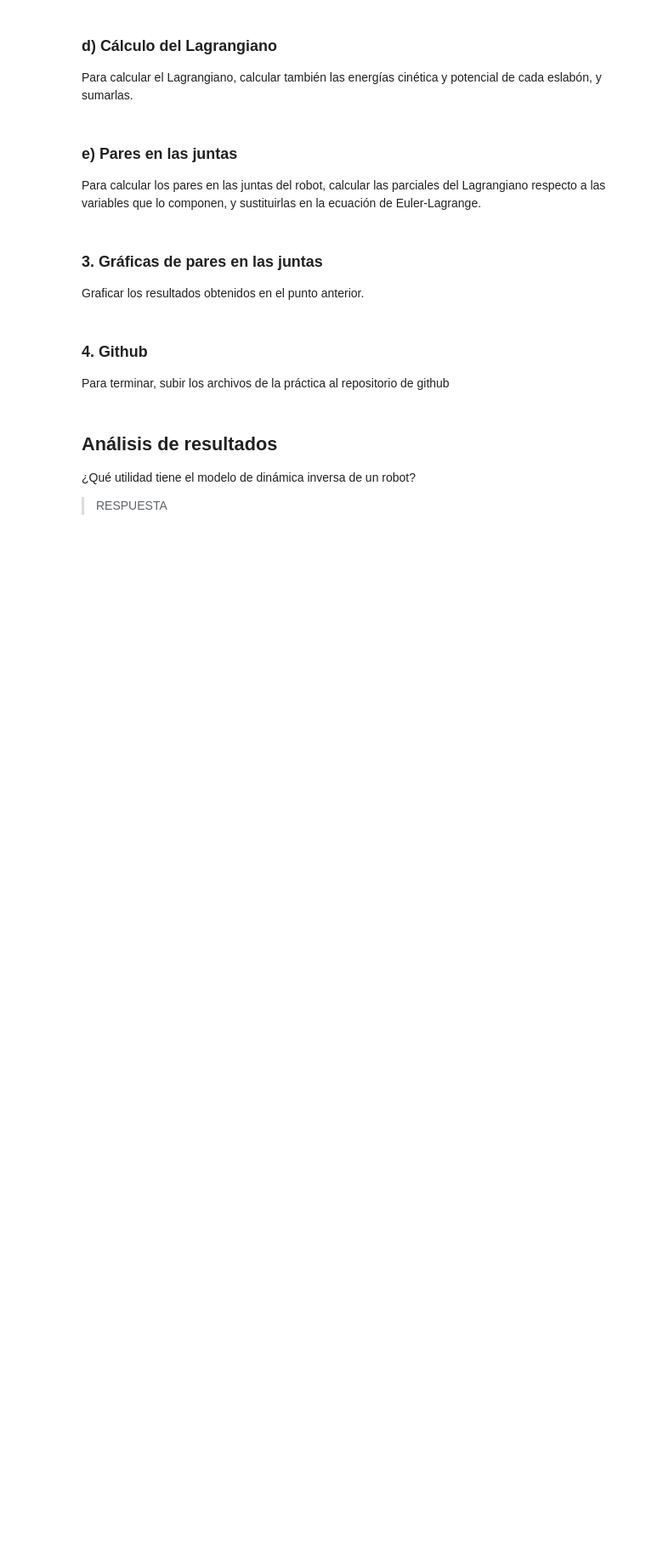
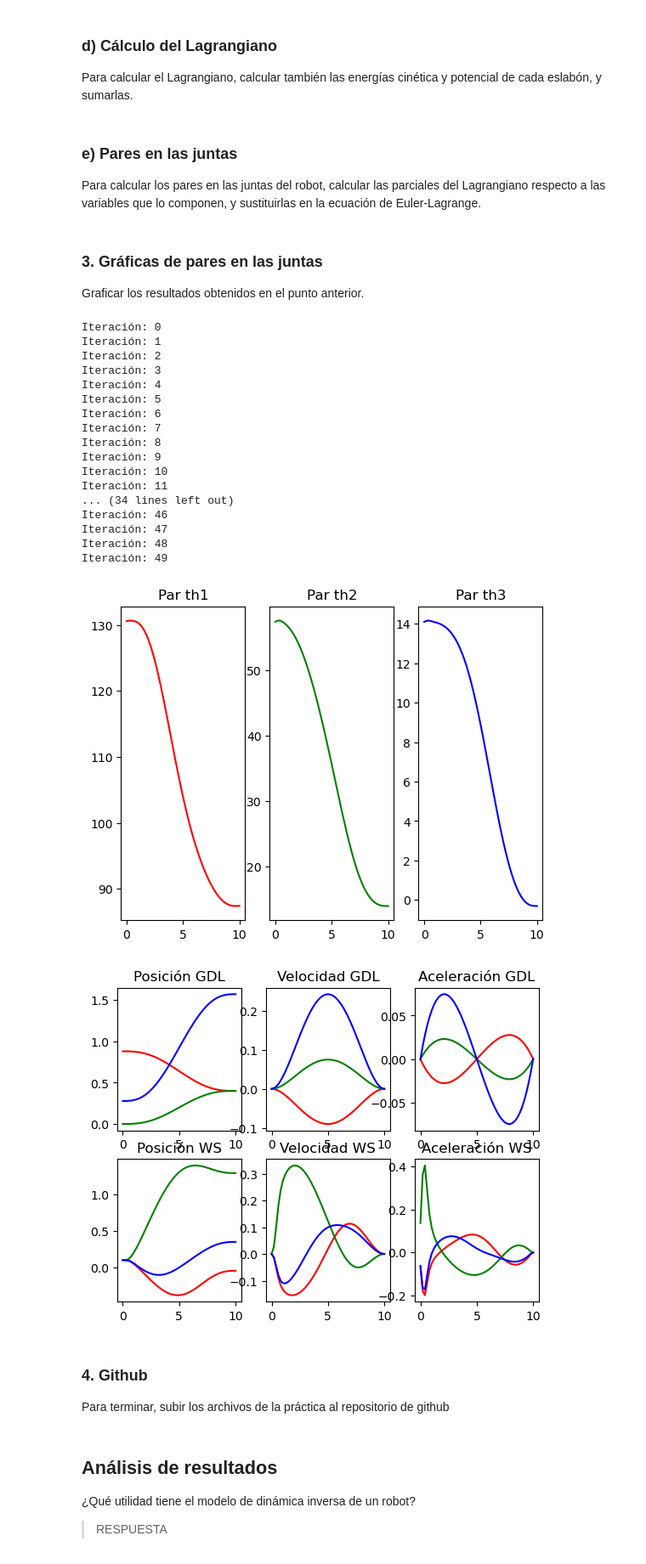
Before and after one commit to JoseluisAndres/Robotica2025-2-, a Jupyter notebook: practica_3/practica3.ipynb, the cells around one changed output. Shown at 85% size. Drawn from its saved outputs; the diff is of its cells as text; code cells hidden in the pictures; blank space fills up the shorter version.

```diff
--- a/practica_3/practica3.ipynb
+++ b/practica_3/practica3.ipynb
@@ -114,12 +395,41 @@ A partir de las ecuaciones de propagación de la velocidad, obtener la velocidad
 ### d) Cálculo del Lagrangiano
 Para calcular el Lagrangiano, calcular también las energías cinética y potencial de cada eslabón, y sumarlas.
 # %%
-###Colocar y correr el código dentro de estas celdas
+def calc_lagran(self):
+    #Euler-Lagrange
+    #Energía cinética
+    k1 = 0.5 * self.m1 * self.v_1_C1.dot(self.v_1_C1) + 0.5 * self.omega_1_C1.dot(self.Ic1@self.omega_1_C1)
+    k2 = 0.5 * self.m2 * self.v_2_C2.dot(self.v_2_C2) + 0.5 * self.omega_2_C2.dot(self.Ic2@self.omega_2_C2)
+    k3 = 0.5 * self.m3 * self.v_3_C3.dot(self.v_3_C3) + 0.5 * self.omega_3_C3.dot(self.Ic3@self.omega_3_C3)
+    k = k1 + k2 + k3
+    #Energía potencial
+    u1 = - self.m1 * Matrix([0, 0, self.g]).dot(self.p_0_C1)
+    u2 = - self.m2 * Matrix([0, 0, self.g]).dot(self.p_0_C2)
+    u3 = - self.m3 * Matrix([0, 0, self.g]).dot(self.p_0_C3)
+    u = u1 + u2 + u3
+    #Lagrangiano
+    self.La = k - u
+
+TrayectoryGenerator.calc_lagran = calc_lagran
 # %% [markdown]
 ### e) Pares en las juntas
 Para calcular los pares en las juntas del robot, calcular las parciales del Lagrangiano respecto a las variables que lo componen, y sustituirlas en la ecuación de Euler-Lagrange.
 # %%
-###Colocar y correr el código dentro de estas celdas
+def par_junta(self):
+    #Derivadas respecto al espacio de trabajo
+    La_dot_q = Matrix([diff(self.La, self.theta_O_1),
+                       diff(self.La, self.theta_1_2),
+                       diff(self.La, self.theta_2_3)])
+    #Derivadas respecto a la derivada del espacio de trabajo
+    La_dot_q_dot = Matrix([diff(self.La, self.theta_O_1_dot),
+                            diff(self.La, self.theta_1_2_dot),
+                            diff(self.La, self.theta_2_3_dot)])
+    #Derivada total
+    La_dot_q_dot_dt = diff(La_dot_q_dot, self.theta_O_1) * self.theta_O_1_dot + diff(La_dot_q_dot, self.theta_1_2) * self.theta_1_2_dot + diff(La_dot_q_dot, self.theta_2_3) * self.theta_2_3_dot     + diff(La_dot_q_dot, self.theta_O_1_dot) * self.theta_O_1_dot_dot + diff(La_dot_q_dot, self.theta_1_2_dot) * self.theta_1_2_dot_dot + diff(La_dot_q_dot, self.theta_2_3_dot) * self.theta_2_3_dot_dot
+    #Pares en las juntas
+    self.tau = La_dot_q_dot_dt - La_dot_q
+
+TrayectoryGenerator.par_junta = par_junta
 # %% [markdown]
 ### 3. Gráficas de pares en las juntas
 Graficar los resultados obtenidos en el punto anterior.
@@ -128,3 +558,34 @@ Graficar los resultados obtenidos en el punto anterior.
+# %%
+# Celda 6: Crear una instancia de TrayectoryGenerator y ejecutar los métodos
+trayectory_gen = TrayectoryGenerator()
+trayectory_gen.posi_cen_mas()
+trayectory_gen.effor_generator()
+trayectory_gen.matri_iner()
+trayectory_gen.calc_lagran()
+trayectory_gen.par_junta()
+trayectory_gen.graf_par_junta()
+trayectory_gen.effort_graphics()
+trayectory_gen.trayectory_graphics()
+# %% [output]
+Iteración: 0
+Iteración: 1
+Iteración: 2
+Iteración: 3
+Iteración: 4
+Iteración: 5
+Iteración: 6
+Iteración: 7
+Iteración: 8
+Iteración: 9
+Iteración: 10
+Iteración: 11
+... (34 lines left out)
+Iteración: 46
+Iteración: 47
+Iteración: 48
+Iteración: 49
+[figure, added]
+[figure, added]
 # %% [markdown]
 ### 4. Github
 Para terminar, subir los archivos de la práctica al repositorio de github
```
Also changed, not shown: parts of 5 cells of this notebook.
